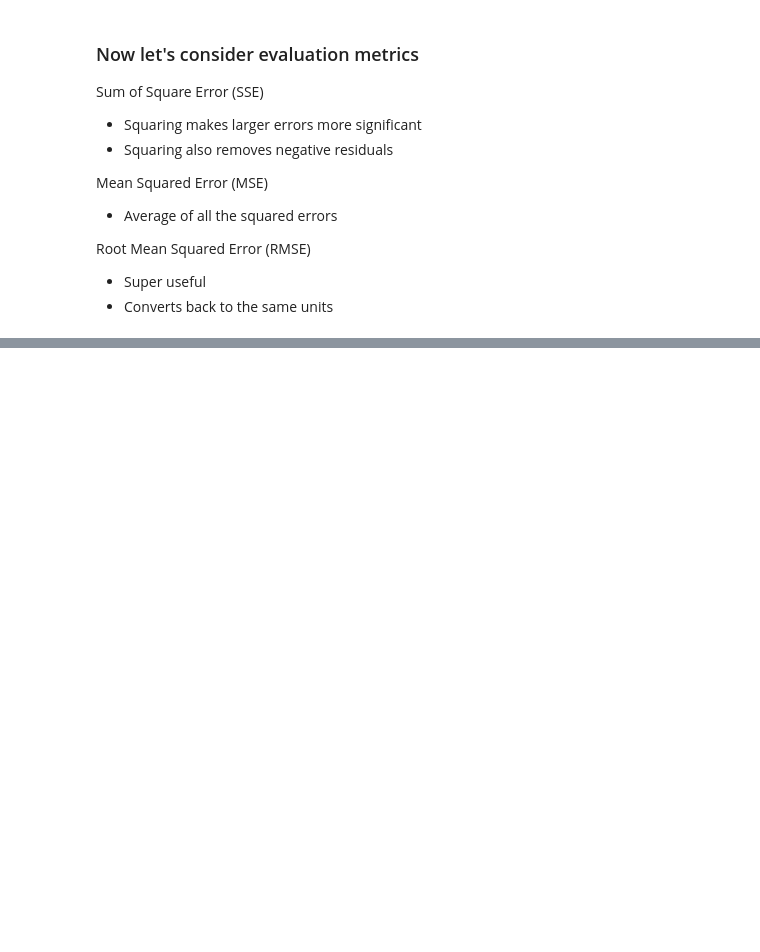
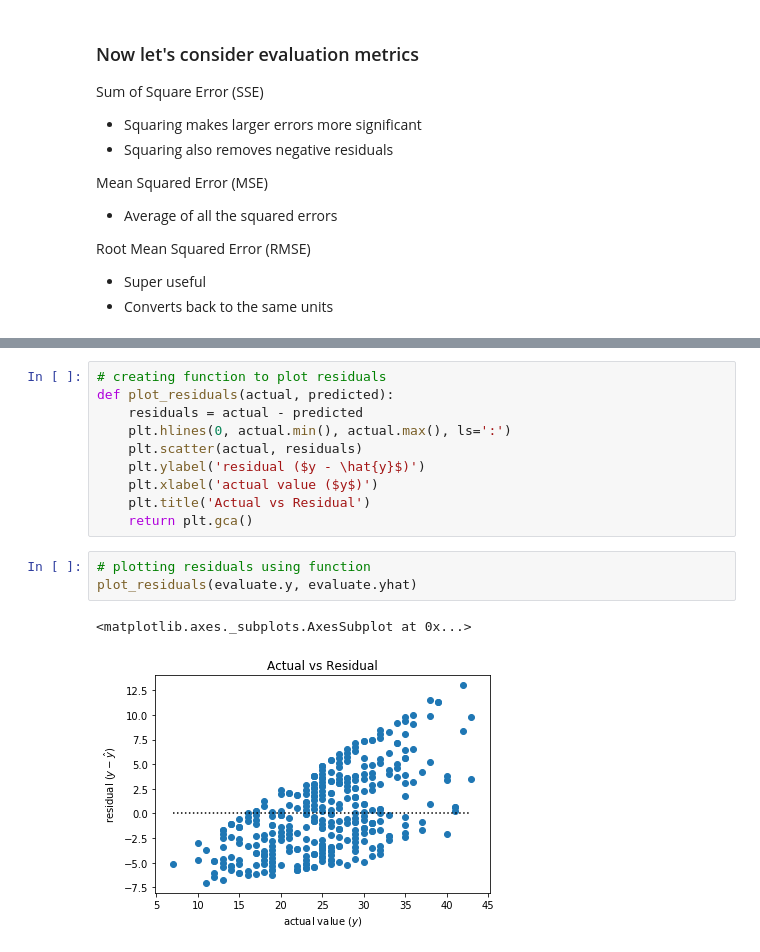
Before and after one commit to SamuelD-Data/regression-exercises, a Jupyter notebook: evaluation_lesson_walkthrough.ipynb, the cells around one changed output, grey strips where cells are left out. Cells and saved outputs as stored; diff of their text form; blank space fills up the shorter version.

```diff
--- a/evaluation_lesson_walkthrough.ipynb
+++ b/evaluation_lesson_walkthrough.ipynb
@@ -213,0 +244,16 @@ print("RMSE is", rmse, " which is the square root of the MSE")
+# %%
+# creating function to plot residuals
+def plot_residuals(actual, predicted):
+    residuals = actual - predicted
+    plt.hlines(0, actual.min(), actual.max(), ls=':')
+    plt.scatter(actual, residuals)
+    plt.ylabel('residual ($y - \hat{y}$)')
+    plt.xlabel('actual value ($y$)')
+    plt.title('Actual vs Residual')
+    return plt.gca()
+# %%
+# plotting residuals using function
+plot_residuals(evaluate.y, evaluate.yhat)
+# %% [output]
+<matplotlib.axes._subplots.AxesSubplot at 0x...>
+[figure, added]
```
Also changed, not shown: parts of 7 cells of this notebook.
